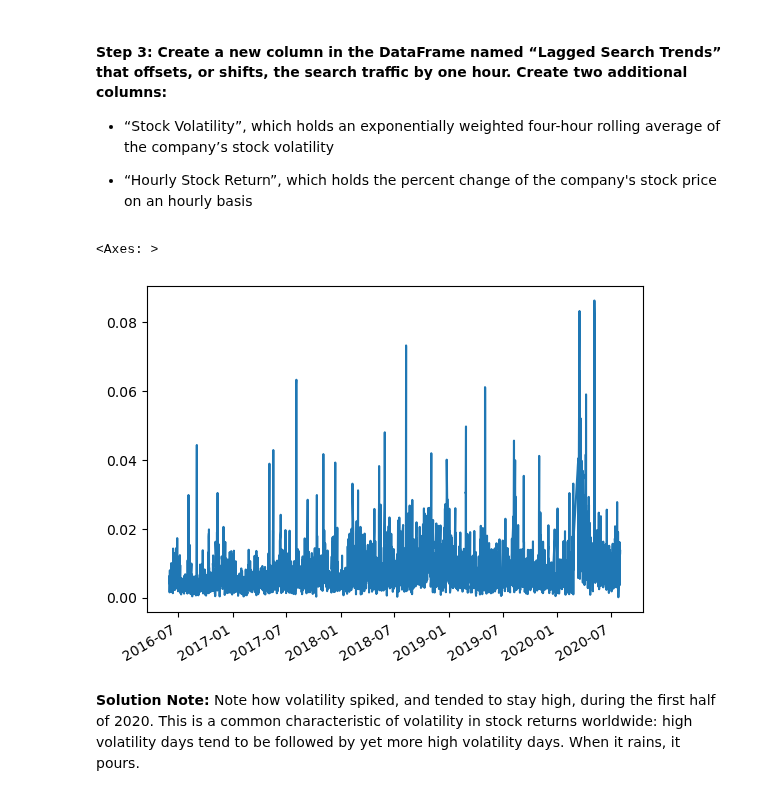
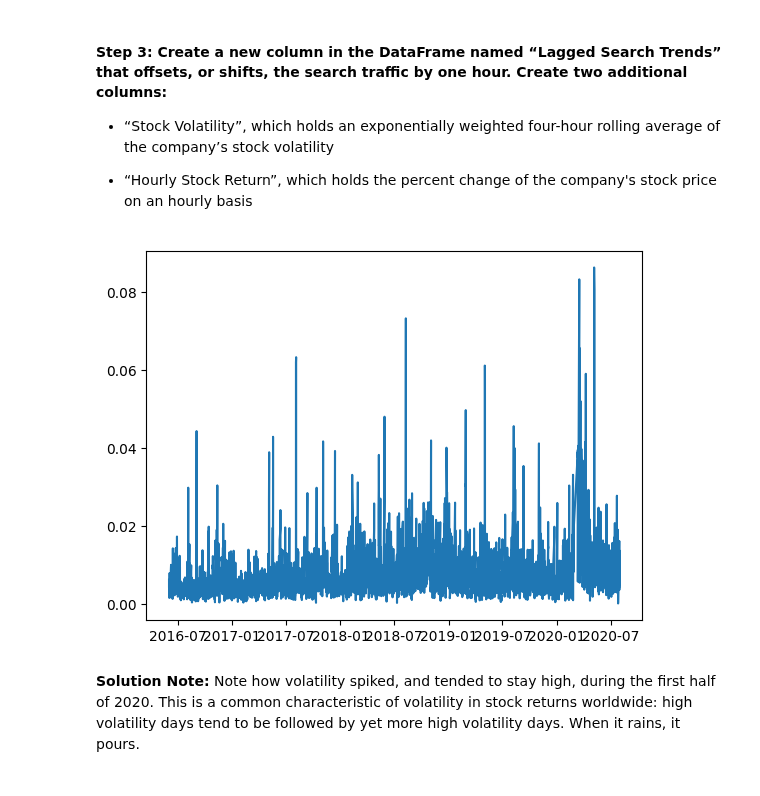
Before and after one commit to iabdullah42/prophet-challenge, a Jupyter notebook: M8_Starter_Code/forecasting_net_prophet.ipynb, the cells around one changed output. Drawn from its saved outputs; the diff is of its cells as text; code cells hidden in the pictures.

```diff
--- a/M8_Starter_Code/forecasting_net_prophet.ipynb
+++ b/M8_Starter_Code/forecasting_net_prophet.ipynb
@@ -139,0 +161,14 @@ To that end, you want to mine the search traffic data for predictable seasonal p
+# %%
+# Group the hourly search data to plot the average traffic by the day of week
+#average_traffic_by_day = df_mercado_trends.groupby(df_mercado_trends.hour)["Search Trends"].mean()
+df_mercado_trends.index = pd.to_datetime(df_mercado_trends.index)
+avg_traffic_by_hour = df_mercado_trends.groupby(df_mercado_trends.index.hour)['Search Trends'].mean()
+avg_traffic_by_hour.plot(kind='line', linestyle='-')
+
+plt.xlabel('Hour')
+plt.xticks(range(0,24,5))
+plt.xlim(-0.5, 23.5)
+plt.yticks(range(0, 100, 20))
+plt.ylim(0, 100)
+plt.legend()
+plt.show()
@@ -213,9 +266,12 @@ display(df_mercado_stock.tail())
 # %%
 # Concatenate the df_mercado_stock DataFrame with the df_mercado_trends DataFrame
 # Concatenate the DataFrame by columns (axis=1), and drop and rows with only one column of data
-
+mercado_stock_trends_df = pd.concat([df_mercado_stock, df_mercado_trends], axis=1)
+mercado_stock_trends_df = mercado_stock_trends_df.dropna(thresh=2)
 
 # View the first and last five rows of the DataFrame
+display(mercado_stock_trends_df.head())
+display(mercado_stock_trends_df.tail())
 # %% [output]
 |  | close | Search Trends |
 | 2016-06-01 09:00:00 | 135.16 | 6.0 |
@@ -273,14 +332,17 @@ There's one important thing to note: if you zoom in both graphs to the spike aro
 # %%
 # Create a new column in the mercado_stock_trends_df DataFrame called Lagged Search Trends
 # This column should shift the Search Trends information by one hour
+mercado_stock_trends_df['Lagged Search Trends'] = mercado_stock_trends_df['Search Trends'].shift(1)
 # %%
 # Create a new column in the mercado_stock_trends_df DataFrame called Stock Volatility
 # This column should calculate the standard deviation of the closing stock price return data over a 4 period rolling window
+mercado_stock_trends_df['Stock Volatility'] = mercado_stock_trends_df['close'].pct_change().rolling(window=4).std()
 # %%
 # Visualize the stock volatility
+plt.plot(mercado_stock_trends_df['Stock Volatility'])
+plt.show()
 # %% [output]
-<Axes: >
-[figure, old version]
+[figure, new version]
 # %% [markdown]
 **Solution Note:** Note how volatility spiked, and tended to stay high, during the first half of 2020. This is a common characteristic of volatility in stock returns worldwide: high volatility days tend to be followed by yet more high volatility days. When it rains, it pours.
 # %%
```
Also changed, not shown: parts of 32 cells of this notebook.
